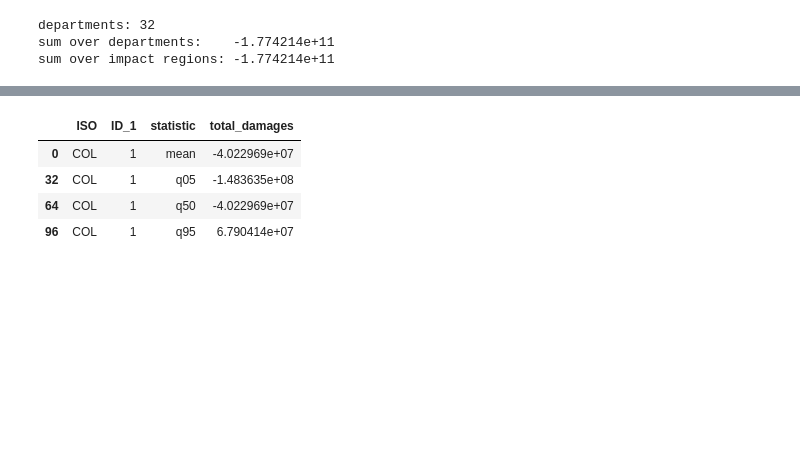
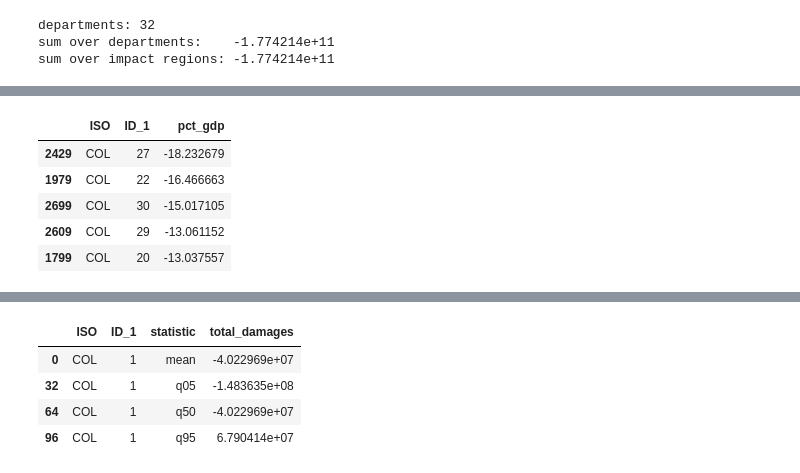
Before and after one commit to ClimateImpactLab/cil_regionalization, a Jupyter notebook: examples/aggregation/aggregation_colombia.ipynb, the cells around one changed output, grey strips where cells are left out. Cells and saved outputs as stored; diff of their text form; code cells hidden in the pictures; blank space fills up the shorter version.

```diff
--- a/examples/aggregation/aggregation_colombia.ipynb
+++ b/examples/aggregation/aggregation_colombia.ipynb
@@ -92,0 +100,23 @@ more; a full run pools hundreds.
+# %%
+both = cilreg.read_netcdf_leaf(
+    LEAF_DIR / "mortality_damages_IR_batch.nc4",
+    variables=["total_damages", "gdp"], region_dim="region", region_col="hierid",
+)
+
+pct = cilreg.apply_weights(
+    weights, both,
+    kind="ratio", weight="pop",
+    value_col="total_damages", denominator_col="gdp",
+    data_version=DATA_VERSION, restrict_to_sources=col_regions,
+).frame
+
+p99 = pct[pct["year"] == 2099].copy()
+p99["pct_gdp"] = p99["total_damages"] * 100
+p99[["ISO", "ID_1", "pct_gdp"]].sort_values("pct_gdp").head(5)
+# %% [output]
+|  | ISO | ID_1 | pct_gdp |
+| 2429 | COL | 27 | -18.232679 |
+| 1979 | COL | 22 | -16.466663 |
+| 2699 | COL | 30 | -15.017105 |
+| 2609 | COL | 29 | -13.061152 |
+| 1799 | COL | 20 | -13.037557 |
```
Also changed, not shown: parts of 12 cells of this notebook, 16 other files.
